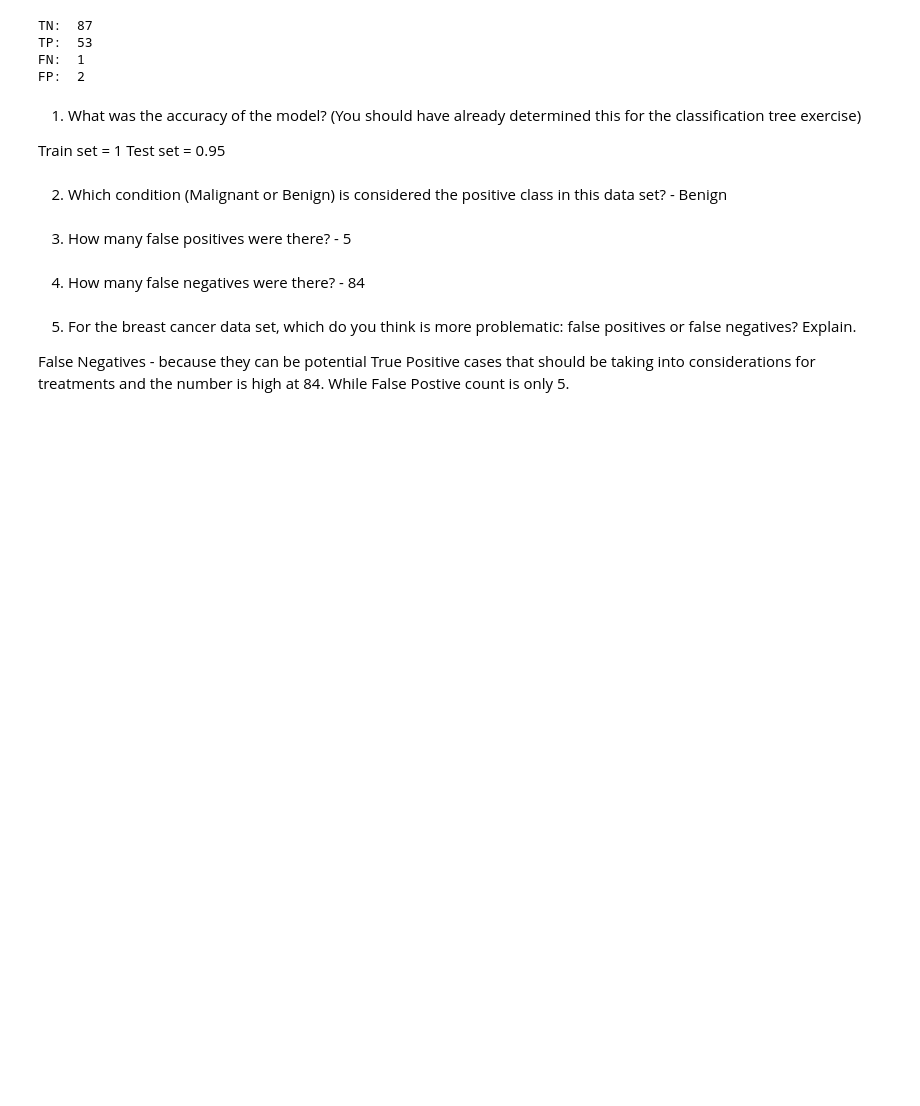
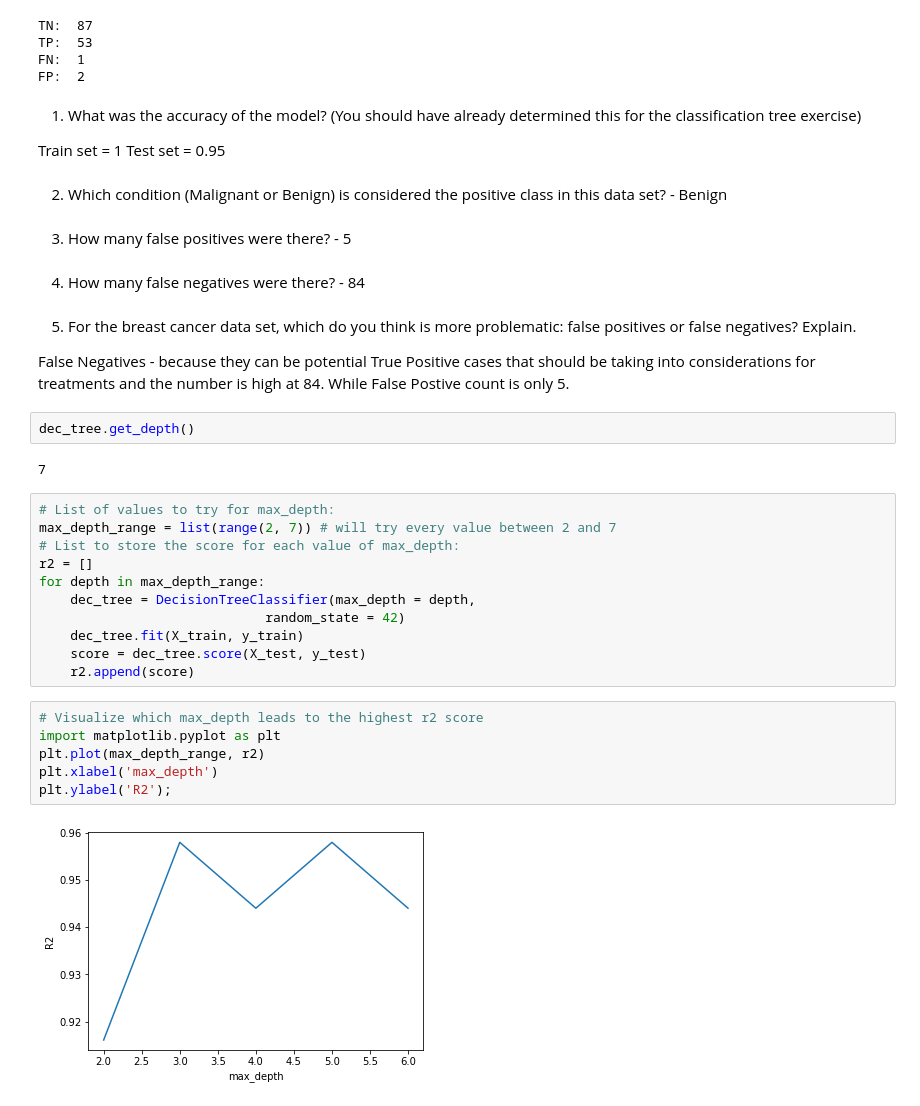
Before and after one commit to TanChen168/Week7_ClassificationModel, a Jupyter notebook: ConfusionMatrixExercise.ipynb, the cells around one changed output. Drawn from its saved outputs; the diff is of its cells as text; blank space fills up the shorter version.

```diff
--- a/ConfusionMatrixExercise.ipynb
+++ b/ConfusionMatrixExercise.ipynb
@@ -127,3 +125,26 @@ Test set = 0.95
 5) For the breast cancer data set, which do you think is more problematic: false positives or false negatives? Explain.
 
 False Negatives - because they can be potential True Positive cases that should be taking into considerations for treatments and the number is high at 84. While False Postive count is only 5.
+# %%
+dec_tree.get_depth()
+# %% [output]
+7
+# %%
+# List of values to try for max_depth:
+max_depth_range = list(range(2, 7)) # will try every value between 2 and 7
+# List to store the score for each value of max_depth:
+r2 = []
+for depth in max_depth_range:
+    dec_tree = DecisionTreeClassifier(max_depth = depth,
+                             random_state = 42)
+    dec_tree.fit(X_train, y_train)
+    score = dec_tree.score(X_test, y_test)
+    r2.append(score)
+# %%
+# Visualize which max_depth leads to the highest r2 score
+import matplotlib.pyplot as plt
+plt.plot(max_depth_range, r2)
+plt.xlabel('max_depth')
+plt.ylabel('R2');
+# %% [output]
+[figure, added]
```
Also changed, not shown: parts of 6 cells of this notebook.
